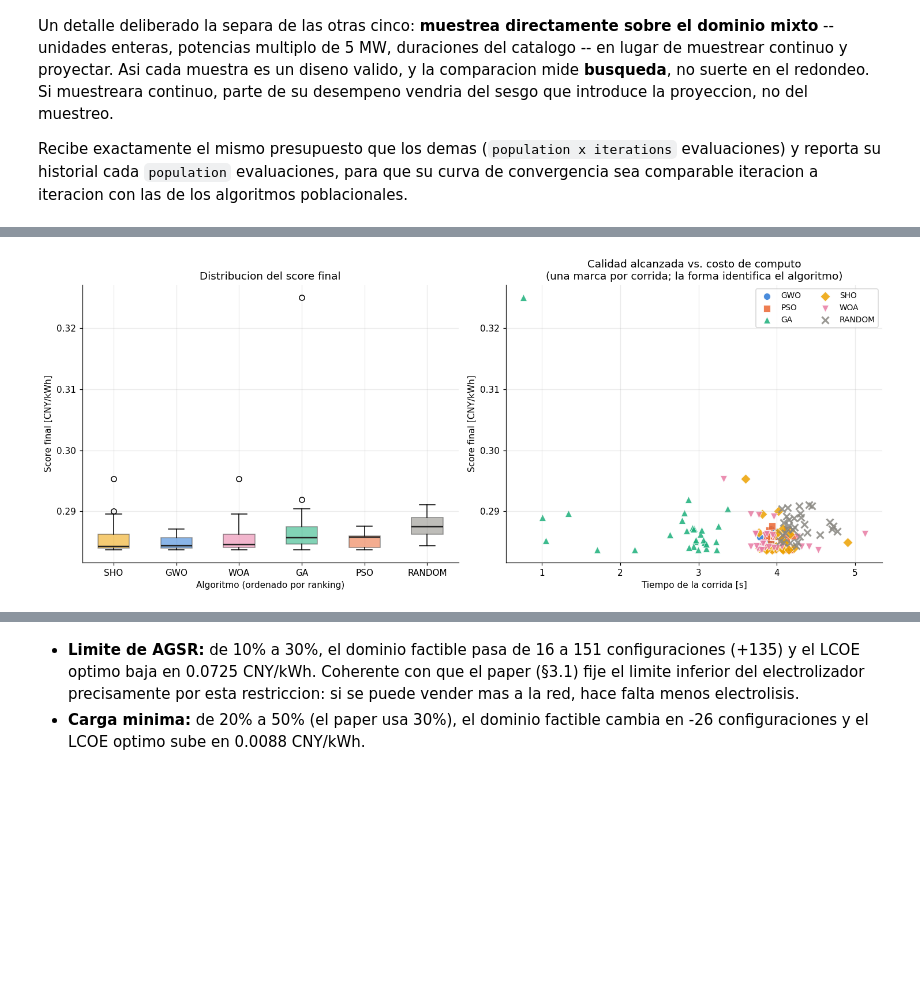
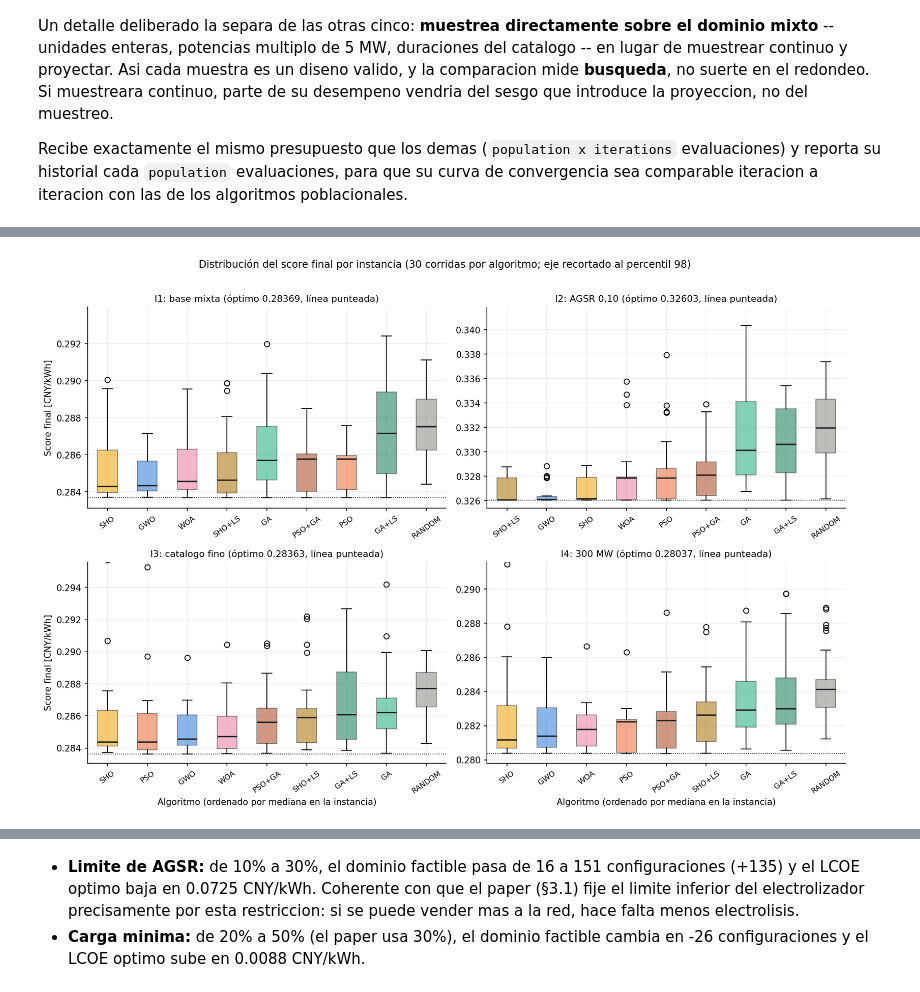
Before and after one commit to TanoOliva/H2-HRES-METAHEURISTICS-METHODS, a Jupyter notebook: notebooks/H2_HRES_trabajo.ipynb, the cells around one changed output, grey strips where cells are left out. Saved outputs shown, nothing was run; the diff lists cells and outputs as text; code cells hidden in the pictures; blank space fills up the shorter version.

```diff
--- a/notebooks/H2_HRES_trabajo.ipynb
+++ b/notebooks/H2_HRES_trabajo.ipynb
@@ -49,7 +53,8 @@ if MODO not in PRESUPUESTOS:
     raise ValueError("MODO debe ser 'rapido' o 'completo', se recibio {!r}".format(MODO))
 PRESUPUESTO = PRESUPUESTOS[MODO]
 
-ALGORITMOS = ("gwo", "pso", "ga", "sho", "woa", "random")
+# Seis clasicos, tres hibridos (ga_ls, pso_ga, sho_ls) y la linea base.
+ALGORITMOS = ("gwo", "pso", "ga", "sho", "woa", "ga_ls", "pso_ga", "sho_ls", "random")
 
 # --------------------------------------------------------------------------
 # Ruta del dato horario. Funciona tanto si el notebook se abre desde su propia
@@ -72,7 +77,7 @@ pd.set_option("display.max_columns", 100)
 pd.set_option("display.width", 180)
 plt.rcParams.update({
     "figure.figsize": (9, 5),
-    "figure.dpi": 110,
+    "figure.dpi": 150,
     "axes.grid": True,
     "grid.alpha": 0.25,
     "axes.spines.top": False,
@@ -87,8 +92,8 @@ print("Modo              :", MODO)
 print("Presupuesto       : {} semillas x {} individuos x {} iteraciones".format(
     PRESUPUESTO["n_seeds"], PRESUPUESTO["population"], PRESUPUESTO["iterations"]))
 print("Evaluaciones/corrida:", evaluaciones_por_corrida)
-print("Evaluaciones totales:", evaluaciones_totales, "({} algoritmos)".format(len(ALGORITMOS)))
-print("Tiempo estimado comparativa: ~{:.0f} s".format(evaluaciones_totales * 0.007))
+print("Evaluaciones por instancia:", evaluaciones_totales, "({} algoritmos)".format(len(ALGORITMOS)))
+print("Tiempo estimado comparativa por instancia: ~{:.0f} s".format(evaluaciones_totales * 0.007))
 # %% [output]
 Dato horario      : C:\Users\Luciano\Documents\GitHub\H2-HRES-METAHEURISTICS-METHODS\notebooks\src\hourly_2008.csv
 Modo              : completo
@@ -966,6 +1099,13 @@ class GenerationProfileCache:
             self.hits += 1
         return profile
 
+    def clear(self):
+        """Vacia los perfiles memorizados. Se llama al inicio de cada corrida para
+        acotar la memoria: cada W distinto cuesta tres vectores de 8.760 valores."""
+        self._wind_cache.clear()
+        self._pv_cache.clear()
+        self._total_cache.clear()
+
     def stats(self):
         return {"hits": self.hits, "misses": self.misses,
                 "wind_profiles": len(self._wind_cache),
@@ -3350,39 +4711,34 @@ algoritmica, no esfuerzo de busqueda.
 # %%
-orden = [a for a in ranking["algorithm"].tolist()]
+# FIG: fig06_distribucion_scores
+fig, axes = plt.subplots(2, 2, figsize=(13, 9))
 
-fig, axes = plt.subplots(1, 2, figsize=(13.5, 5.5))
+for ax, inst in zip(axes.ravel(), INSTANCIAS):
+    sub = runs[runs["instance"] == inst.code]
+    orden = ranking.loc[ranking["instance"] == inst.code, "algorithm"].tolist()
+    datos = [sub.loc[sub["algorithm"] == a, "score"].dropna().to_numpy() for a in orden]
+    caja = ax.boxplot(datos, tick_labels=[algorithm_label(a) for a in orden],
+                      patch_artist=True, medianprops={"color": "#222222", "lw": 1.6})
+    for parche, nombre in zip(caja["boxes"], orden):
+        parche.set_facecolor(algorithm_color(nombre))
+        parche.set_alpha(0.55)
+        parche.set_edgecolor("#444444")
+    optimo = optimo_por_instancia[inst.code].lcoe_cny_per_kwh
+    ax.axhline(optimo, color="#111111", lw=0.9, linestyle=":")
+    ax.set_title("{}: {} (óptimo {:.5f}, línea punteada)".format(inst.code, inst.label, optimo),
+                 fontsize=10.5)
+    ax.tick_params(axis="x", labelrotation=35, labelsize=8.5)
+    # Recorte de escala: los peores valores atipicos no deben aplastar las cajas.
+    todos = sub["score"].dropna()
+    if not todos.empty:
+        ax.set_ylim(min(todos.min(), optimo) * 0.998, todos.quantile(0.98) * 1.01)
 
-# --- Boxplot de scores finales ------------------------------------------------
-datos = [runs.loc[runs["algorithm"] == a, "score"].to_numpy() for a in orden]
-caja = axes[0].boxplot(datos, tick_labels=[a.upper() for a in orden],
-                       patch_artist=True, medianprops={"color": "#222222", "lw": 1.6})
-for parche, nombre in zip(caja["boxes"], orden):
-    parche.set_facecolor(algorithm_color(nombre))
-    parche.set_alpha(0.55)
-    parche.set_edgecolor("#444444")
-axes[0].set_xlabel("Algoritmo (ordenado por ranking)")
-axes[0].set_ylabel("Score final [CNY/kWh]")
-axes[0].set_title("Distribucion del score final")
-
-# --- Calidad vs tiempo --------------------------------------------------------
-for nombre in ALGORITHM_ORDER:
-    grupo = runs[runs["algorithm"] == nombre]
-    if grupo.empty:
-        continue
-    marcador = algorithm_marker(nombre)
-    # "x" es un marcador sin relleno: no admite edgecolor.
-    extra = ({"linewidths": 2.0} if marcador == "x"
-             else {"linewidths": 0.6, "edgecolor": "white"})
-    axes[1].scatter(grupo["elapsed_s"], grupo["score"],
-                    label=nombre.upper(), color=algorithm_color(nombre),
-                    marker=marcador, s=62, alpha=0.85, **extra)
-axes[1].set_xlabel("Tiempo de la corrida [s]")
-axes[1].set_ylabel("Score final [CNY/kWh]")
-axes[1].set_title("Calidad alcanzada vs. costo de computo\n"
-                  "(una marca por corrida; la forma identifica el algoritmo)")
-axes[1].legend(ncol=2, fontsize=9)
-
-plt.tight_layout()
+for ax in axes[:, 0]:
+    ax.set_ylabel("Score final [CNY/kWh]")
+for ax in axes[1]:
+    ax.set_xlabel("Algoritmo (ordenado por mediana en la instancia)")
+fig.suptitle("Distribución del score final por instancia ({} corridas por algoritmo; "
+             "eje recortado al percentil 98)".format(len(SEMILLAS)), fontsize=11.5)
+plt.tight_layout(rect=(0, 0, 1, 0.97))
 plt.show()
 # %% [output]
-[figure, old version]
+[figure, new version]
```
Also changed, not shown: parts of 61 cells of this notebook, 23 other files.
